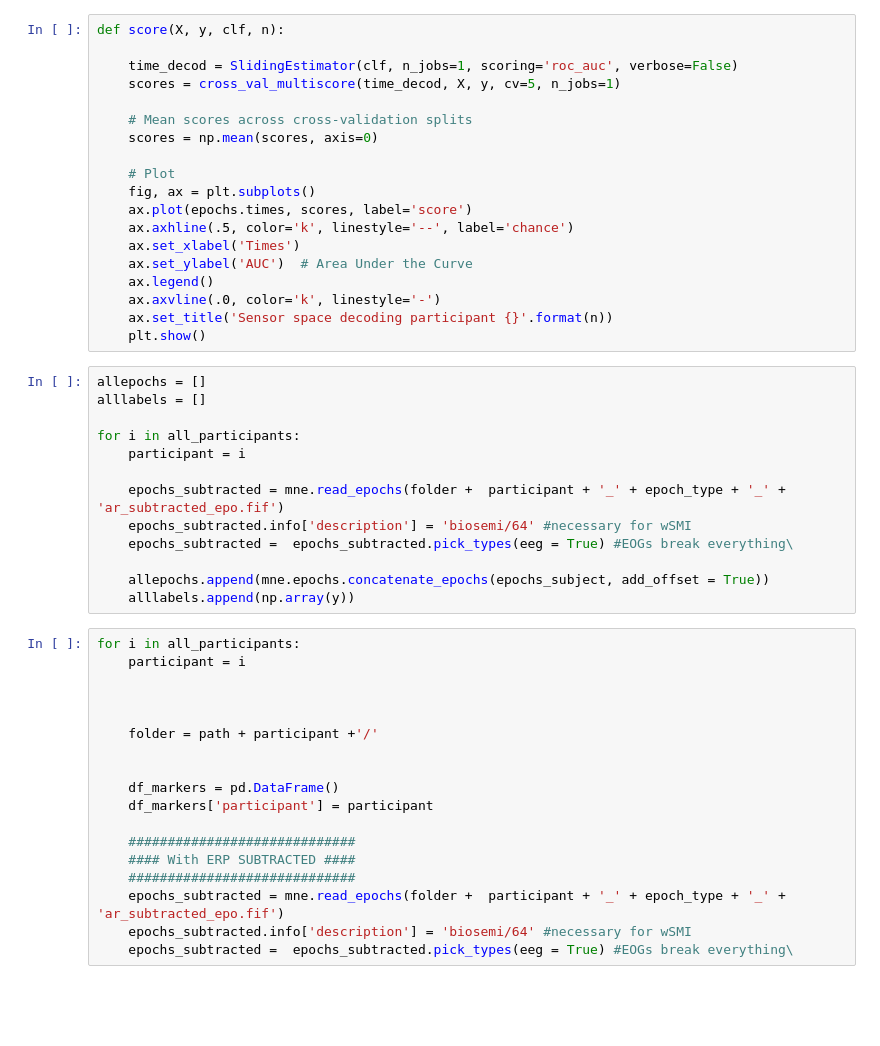
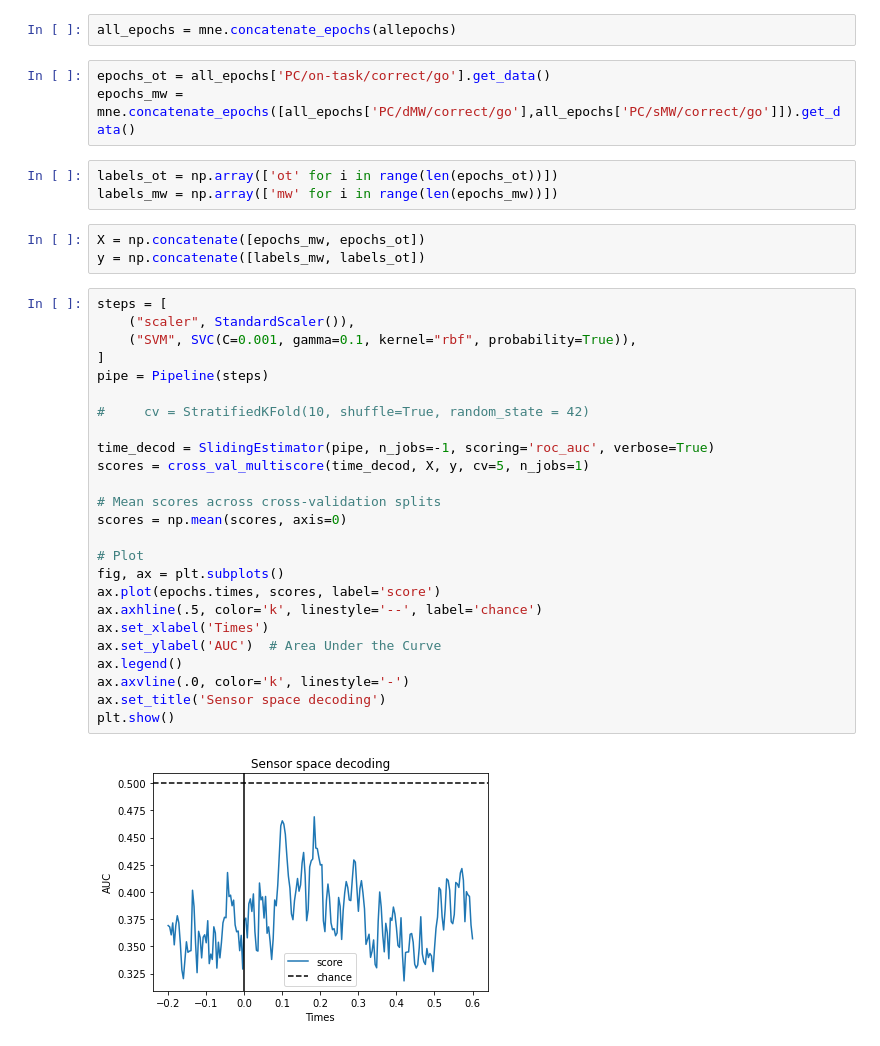
Before and after one commit to Nicobruno92/mw_markers_project, a Jupyter notebook: decoding.ipynb, the cells around one changed output. Cells and saved outputs as stored; diff of their text form; blank space fills up the shorter version.

Commit message:
temporal decoding

```diff
--- a/decoding.ipynb
+++ b/decoding.ipynb
@@ -56,50 +79,38 @@ def model(epochs, label):
+# %%
+all_epochs = mne.concatenate_epochs(allepochs)
+# %%
+epochs_ot = all_epochs['PC/on-task/correct/go'].get_data()
+epochs_mw = mne.concatenate_epochs([all_epochs['PC/dMW/correct/go'],all_epochs['PC/sMW/correct/go']]).get_data()
+# %%
+labels_ot = np.array(['ot' for i in range(len(epochs_ot))])
+labels_mw = np.array(['mw' for i in range(len(epochs_mw))])
+# %%
+X = np.concatenate([epochs_mw, epochs_ot])
+y = np.concatenate([labels_mw, labels_ot])
 # %%
-def score(X, y, clf, n):
+steps = [
+    ("scaler", StandardScaler()),
+    ("SVM", SVC(C=0.001, gamma=0.1, kernel="rbf", probability=True)),
+]
+pipe = Pipeline(steps)
 
-    time_decod = SlidingEstimator(clf, n_jobs=1, scoring='roc_auc', verbose=False)
-    scores = cross_val_multiscore(time_decod, X, y, cv=5, n_jobs=1)
+#     cv = StratifiedKFold(10, shuffle=True, random_state = 42)
 
-    # Mean scores across cross-validation splits
-    scores = np.mean(scores, axis=0)
+time_decod = SlidingEstimator(pipe, n_jobs=-1, scoring='roc_auc', verbose=True)
+scores = cross_val_multiscore(time_decod, X, y, cv=5, n_jobs=1)
 
-    # Plot
-    fig, ax = plt.subplots()
-    ax.plot(epochs.times, scores, label='score')
-    ax.axhline(.5, color='k', linestyle='--', label='chance')
-    ax.set_xlabel('Times')
-    ax.set_ylabel('AUC')  # Area Under the Curve
-    ax.legend()
-    ax.axvline(.0, color='k', linestyle='-')
-    ax.set_title('Sensor space decoding participant {}'.format(n))
-    plt.show()
+# Mean scores across cross-validation splits
+scores = np.mean(scores, axis=0)
+
+# Plot
+fig, ax = plt.subplots()
+ax.plot(epochs.times, scores, label='score')
+ax.axhline(.5, color='k', linestyle='--', label='chance')
+ax.set_xlabel('Times')
+ax.set_ylabel('AUC')  # Area Under the Curve
+ax.legend()
+ax.axvline(.0, color='k', linestyle='-')
+ax.set_title('Sensor space decoding')
+plt.show()
+# %% [output]
+[figure, added]
-# %%
-allepochs = []
-alllabels = []
-
-for i in all_participants:
-    participant = i
-
-    epochs_subtracted = mne.read_epochs(folder +  participant + '_' + epoch_type + '_' +  'ar_subtracted_epo.fif')
-    epochs_subtracted.info['description'] = 'biosemi/64' #necessary for wSMI
-    epochs_subtracted =  epochs_subtracted.pick_types(eeg = True) #EOGs break everything\
-
-    allepochs.append(mne.epochs.concatenate_epochs(epochs_subject, add_offset = True))
-    alllabels.append(np.array(y))
-# %%
-for i in all_participants:
-    participant = i
-
-
-
-    folder = path + participant +'/'
-
-
-    df_markers = pd.DataFrame()
-    df_markers['participant'] = participant
-
-    #############################
-    #### With ERP SUBTRACTED ####
-    #############################
-    epochs_subtracted = mne.read_epochs(folder +  participant + '_' + epoch_type + '_' +  'ar_subtracted_epo.fif')
-    epochs_subtracted.info['description'] = 'biosemi/64' #necessary for wSMI
-    epochs_subtracted =  epochs_subtracted.pick_types(eeg = True) #EOGs break everything\
```
Also changed, not shown: parts of 16 cells of this notebook, 9 other files.
